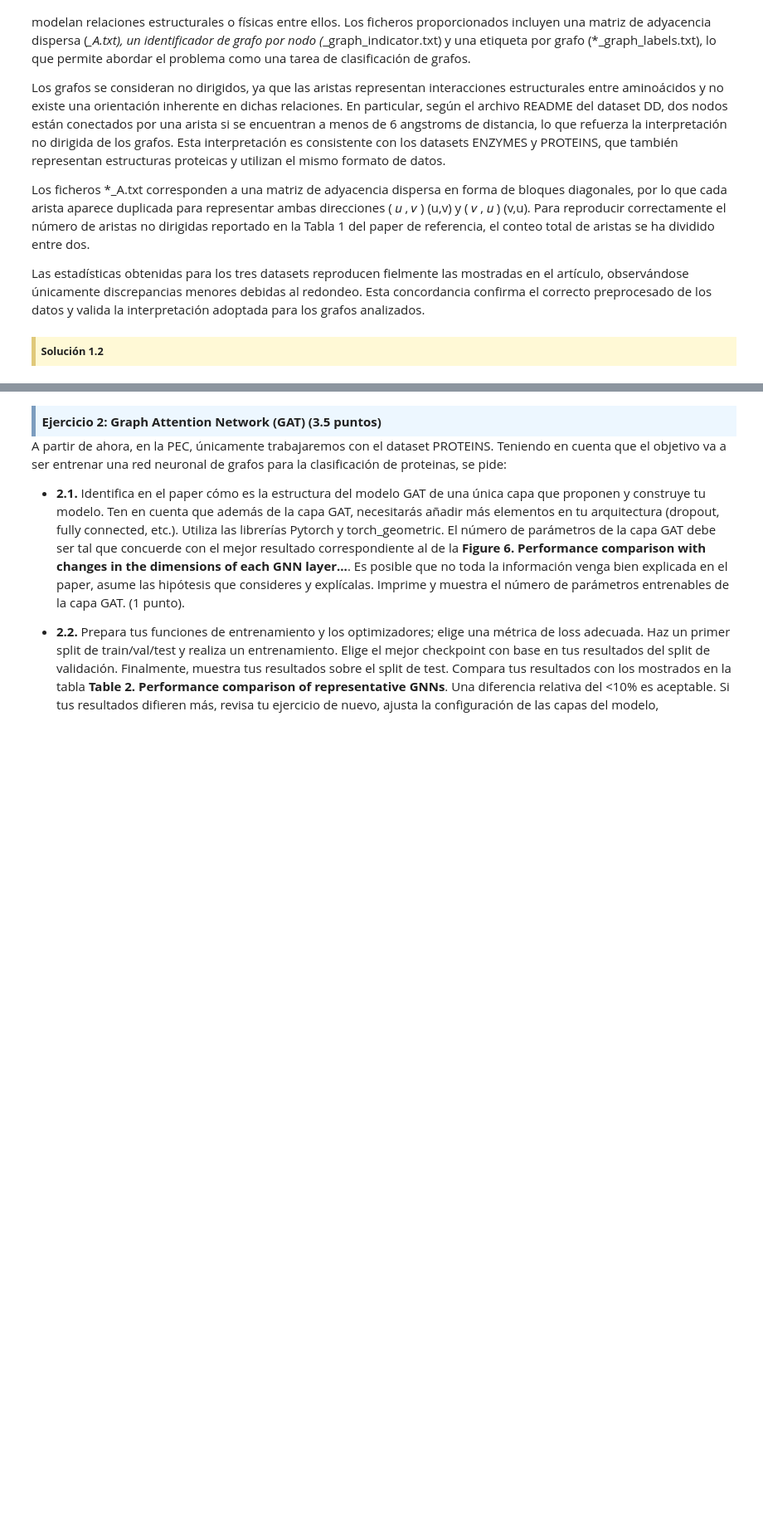
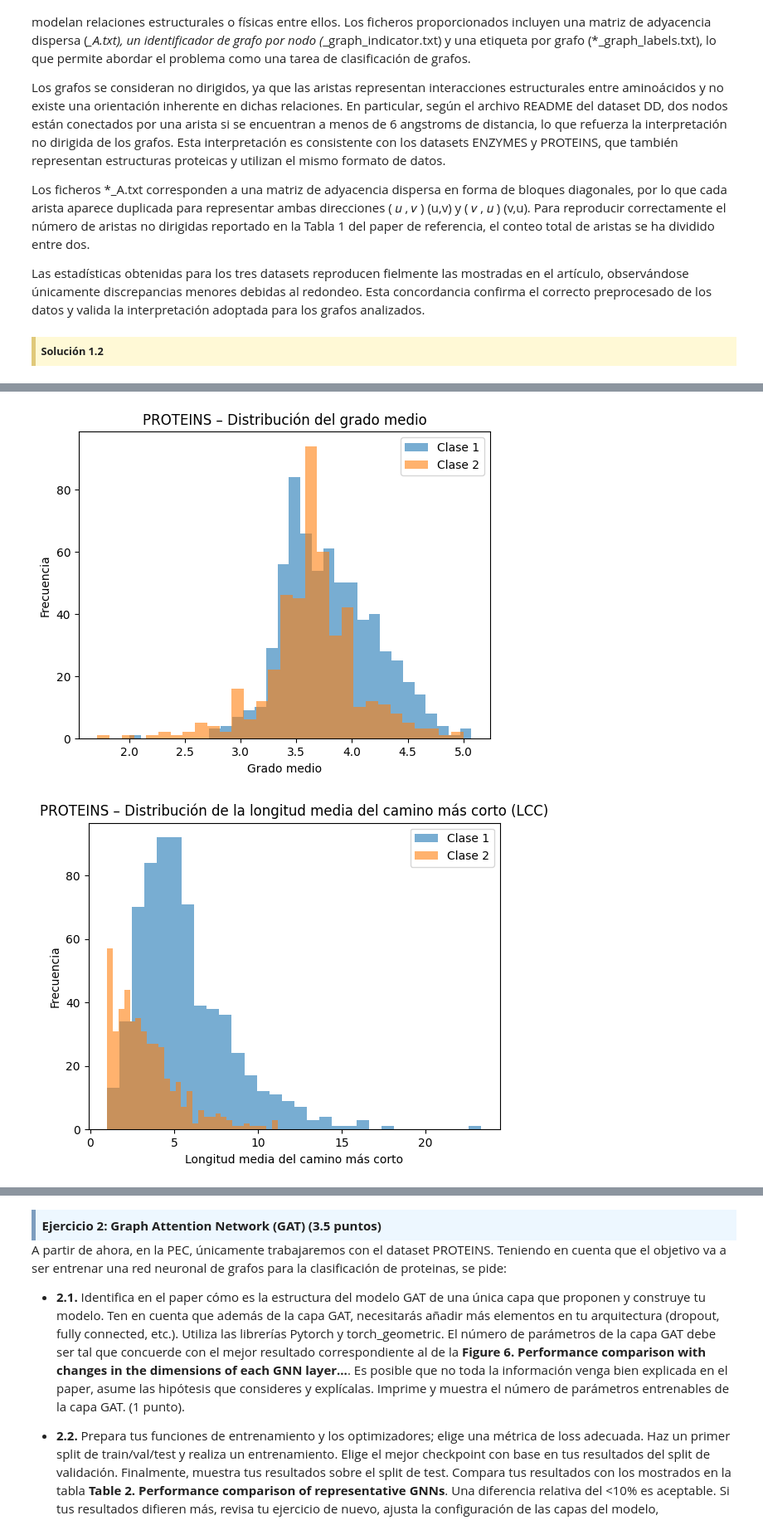
Before and after one commit to franchi2412/RedesComplejasPEC4, a Jupyter notebook: PEC4-FranciscoCastroGarcia.ipynb, the cells around one changed output, grey strips where cells are left out. Shown at 83% size. Cells and saved outputs as stored; diff of their text form; code cells hidden in the pictures; blank space fills up the shorter version.

```diff
--- a/PEC4-FranciscoCastroGarcia.ipynb
+++ b/PEC4-FranciscoCastroGarcia.ipynb
@@ -255,0 +352,21 @@ Las estadísticas obtenidas para los tres datasets reproducen fielmente las most
+# %%
+plt.figure()
+plt.hist(c1["avg_degree"].dropna(), bins=30, alpha=0.6, label="Clase 1")
+plt.hist(c2["avg_degree"].dropna(), bins=30, alpha=0.6, label="Clase 2")
+plt.title("PROTEINS – Distribución del grado medio")
+plt.xlabel("Grado medio")
+plt.ylabel("Frecuencia")
+plt.legend()
+plt.show()
+
+plt.figure()
+plt.hist(c1["avg_shortest_path"].dropna(), bins=30, alpha=0.6, label="Clase 1")
+plt.hist(c2["avg_shortest_path"].dropna(), bins=30, alpha=0.6, label="Clase 2")
+plt.title("PROTEINS – Distribución de la longitud media del camino más corto (LCC)")
+plt.xlabel("Longitud media del camino más corto")
+plt.ylabel("Frecuencia")
+plt.legend()
+plt.show()
+# %% [output]
+[figure, added]
+[figure, added]
```
Also changed, not shown: parts of 5 cells of this notebook.
